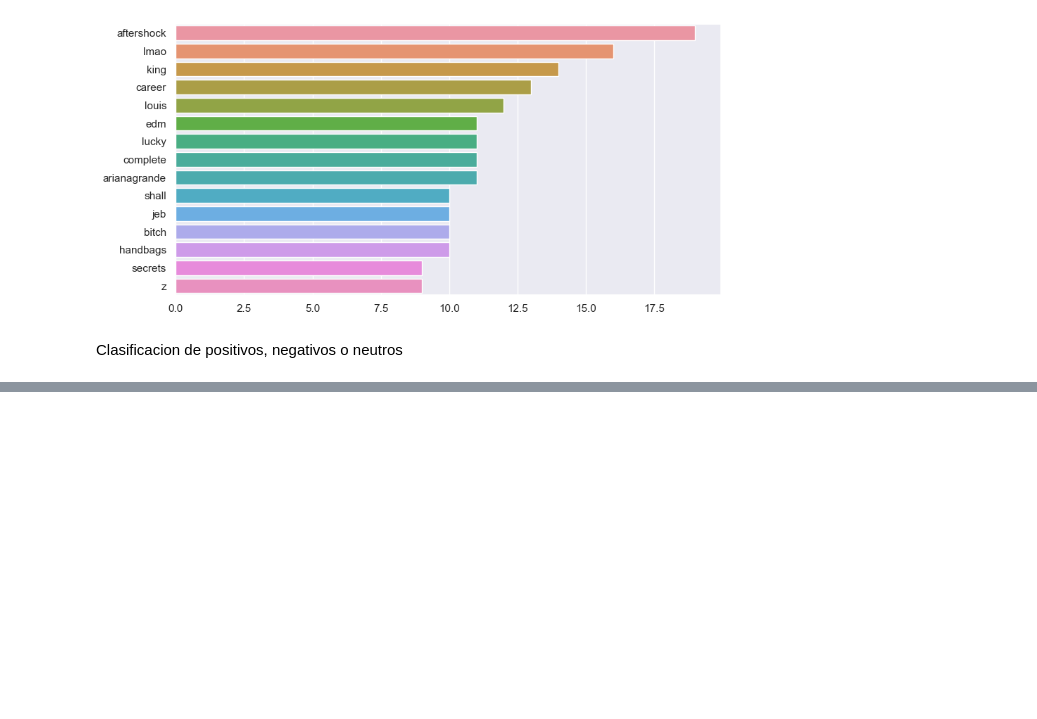
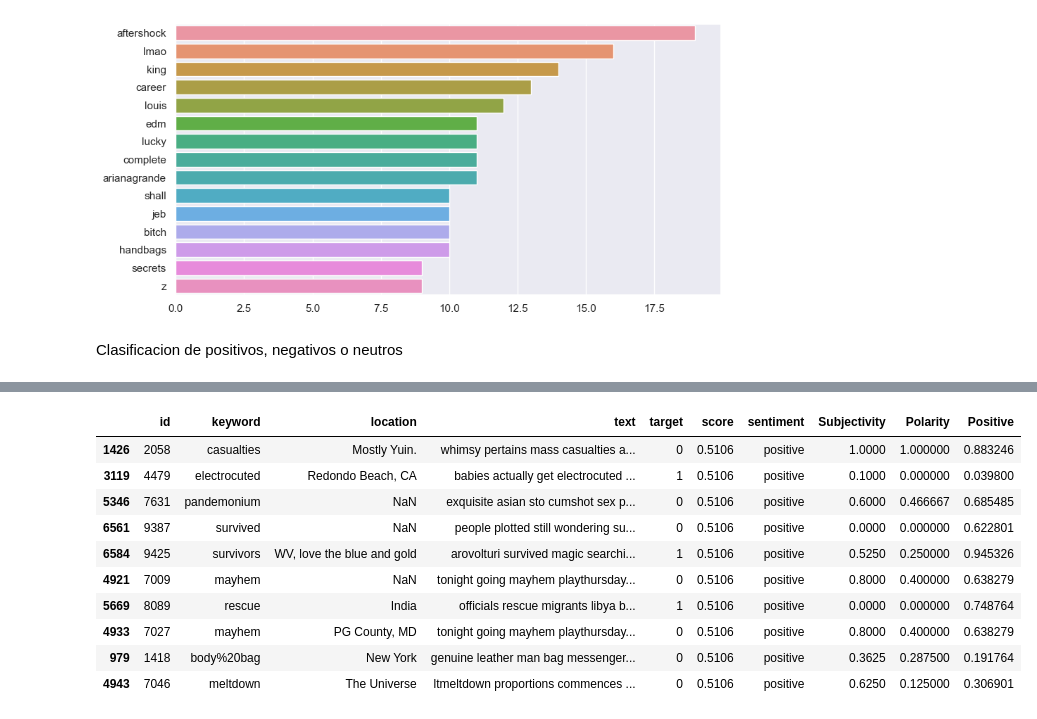
Before and after one commit to bryannalfaro/DS-Lab5, a Jupyter notebook: main.ipynb, the cells around one changed output, grey strips where cells are left out. Drawn from its saved outputs; the diff is of its cells as text; code cells hidden in the pictures; blank space fills up the shorter version.

```diff
--- a/main.ipynb
+++ b/main.ipynb
@@ -470,0 +481,23 @@ def set_sentiment(score):
+# %%
+import nltk
+nltk.download('movie_reviews')
+nltk.download('punkt')
+def classify_tweet(dt):
+  subjectivityValues = []
+  positiveValues = []
+  polarityValues = []
+
+  for text in dt.text:
+    sent = TextBlob(text)
+    subjectivity  = sent.sentiment.subjectivity
+    polarity  = sent.sentiment.polarity
+
+    sent = TextBlob(text, analyzer = NaiveBayesAnalyzer())
+    classification= sent.sentiment.classification
+    positiveScore = sent.sentiment.p_pos
+
+    polarityValues.append(polarity)
+    subjectivityValues.append(subjectivity)
+    positiveValues.append(positiveScore)
+
+  return [polarityValues, subjectivityValues, positiveValues]
@@ -493,0 +542,23 @@ dataframe[dataframe['sentiment'] == 'negative'].sort_values(by='score').head(10)
+# %%
+# los 10 tweets mas positivos
+positive_df = dataframe[dataframe['sentiment'] == 'positive'].sort_values(by='score').head(10)
+positive_df
+# %%
+polarityValues, subjectivityValues, positiveValues = classify_tweet(positive_df)
+positive_df['Subjectivity'] = subjectivityValues
+positive_df['Polarity'] = polarityValues
+positive_df['Positive'] = positiveValues
+
+positive_df
+# %% [output]
+|  | id | keyword | location | text | target | score | sentiment | Subjectivity | Polarity | Positive |
+| 1426 | 2058 | casualties | Mostly Yuin. | whimsy pertains mass casualties a... | 0 | 0.5106 | positive | 1.0000 | 1.000000 | 0.883246 |
+| 3119 | 4479 | electrocuted | Redondo Beach, CA | babies actually get electrocuted ... | 1 | 0.5106 | positive | 0.1000 | 0.000000 | 0.039800 |
+| 5346 | 7631 | pandemonium | NaN | exquisite asian sto cumshot sex p... | 0 | 0.5106 | positive | 0.6000 | 0.466667 | 0.685485 |
+| 6561 | 9387 | survived | NaN | people plotted still wondering su... | 0 | 0.5106 | positive | 0.0000 | 0.000000 | 0.622801 |
+| 6584 | 9425 | survivors | WV, love the blue and gold | arovolturi survived magic searchi... | 1 | 0.5106 | positive | 0.5250 | 0.250000 | 0.945326 |
+| 4921 | 7009 | mayhem | NaN | tonight going mayhem playthursday... | 0 | 0.5106 | positive | 0.8000 | 0.400000 | 0.638279 |
+| 5669 | 8089 | rescue | India | officials rescue migrants libya b... | 1 | 0.5106 | positive | 0.0000 | 0.000000 | 0.748764 |
+| 4933 | 7027 | mayhem | PG County, MD | tonight going mayhem playthursday... | 0 | 0.5106 | positive | 0.8000 | 0.400000 | 0.638279 |
+| 979 | 1418 | body%20bag | New York | genuine leather man bag messenger... | 0 | 0.5106 | positive | 0.3625 | 0.287500 | 0.191764 |
+| 4943 | 7046 | meltdown | The Universe | ltmeltdown proportions commences ... | 0 | 0.5106 | positive | 0.6250 | 0.125000 | 0.306901 |
```
Also changed, not shown: parts of 8 cells of this notebook.
